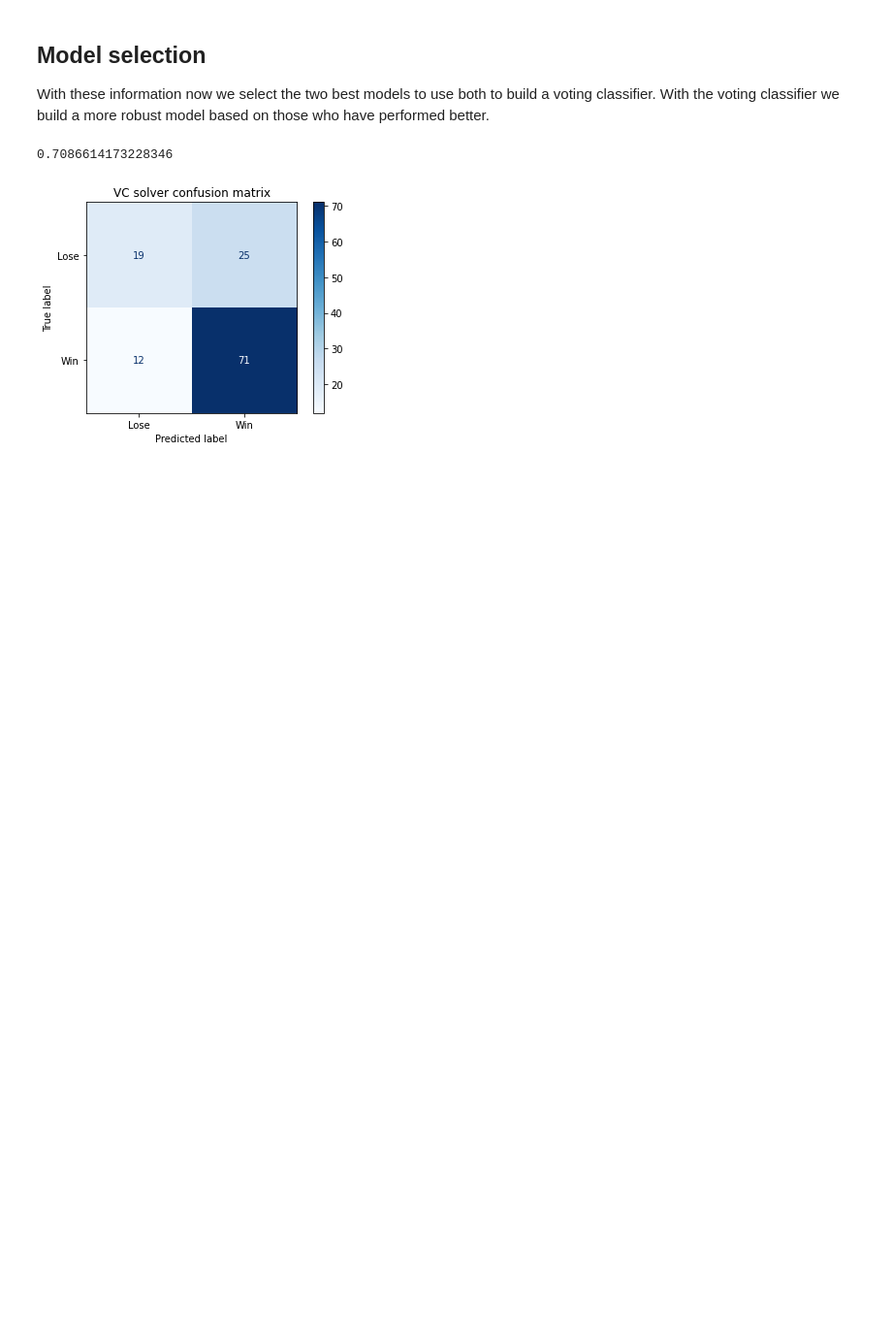
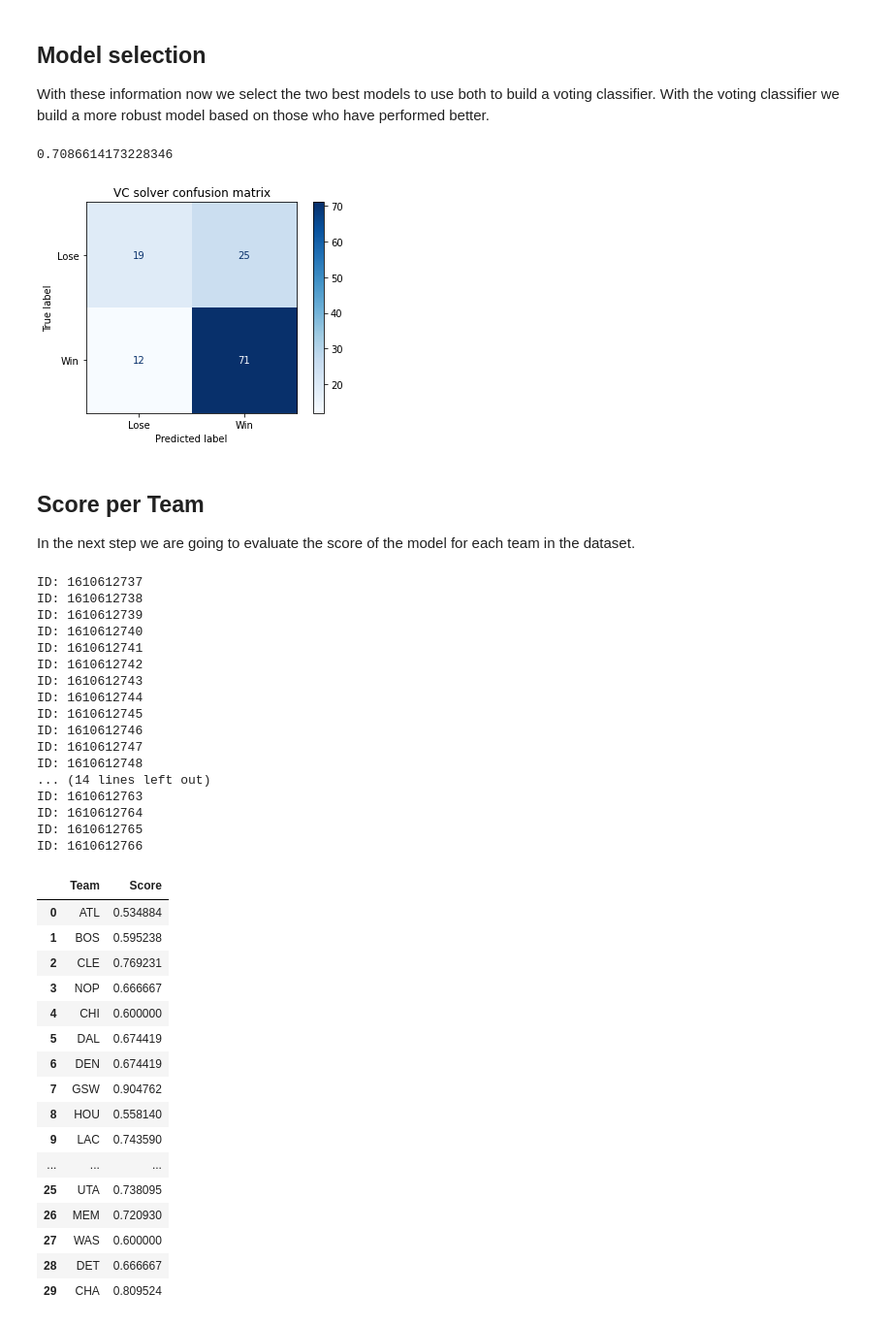
Before and after one commit to JoseRuizCasado/GamePredictionModelEvaluation, a Jupyter notebook: GamePrediction.ipynb, the cells around one changed output. Shown at 97% size. Saved outputs shown, nothing was run; the diff lists cells and outputs as text; code cells hidden in the pictures; blank space fills up the shorter version.

```diff
--- a/GamePrediction.ipynb
+++ b/GamePrediction.ipynb
@@ -355,3 +355,68 @@ plt.savefig('models-study-figures/vc.png')
 plt.show()
 # %% [output]
 [figure]
+# %% [markdown]
+## Score per Team
+In the next step we are going to evaluate the score of the model for each team in the dataset.
+# %%
+data_to_predict = pd.read_csv('PredictGamesDataset.csv')
+teams_id = pd.read_csv('Team_id.csv')
+abbreviation = pd.read_csv('Team_id-Abbreviation.csv')
+
+# Dataframe to save team_id and score
+team_score = pd.DataFrame(columns=['Team', 'Score'])
+for team_id in teams_id.iterrows():
+    print(f'ID: {team_id[1].values[0]}')
+    predictable_data = data_to_predict[(data_to_predict['Local_Team_id'] == team_id[1].values[0]) |
+                                       (data_to_predict['Visitor_Team_id'] == team_id[1].values[0])]
+    del predictable_data['Local_Team_id']
+    del predictable_data['Visitor_Team_id']
+
+    x_team_unscaled = predictable_data.iloc[:, :26]
+    data_scaler = StandardScaler()
+    data_scaler.fit(x_team_unscaled)
+    x_team = scaler.transform(x_team_unscaled)
+    y_team = predictable_data.iloc[:, 26]
+    team_dict = {
+        'Team': abbreviation[abbreviation['team_id'] == team_id[1].values[0]].abbreviation.values[0],
+        'Score': VC.score(X=x_team, y=y_team)
+    }
+    team_score = team_score.append(team_dict, ignore_index=True)
+
+team_score.to_csv('Teams_score.csv')
+team_score
+# %% [output]
+ID: 1610612737
+ID: 1610612738
+ID: 1610612739
+ID: 1610612740
+ID: 1610612741
+ID: 1610612742
+ID: 1610612743
+ID: 1610612744
+ID: 1610612745
+ID: 1610612746
+ID: 1610612747
+ID: 1610612748
+... (14 lines left out)
+ID: 1610612763
+ID: 1610612764
+ID: 1610612765
+ID: 1610612766
+|  | Team | Score |
+| 0 | ATL | 0.534884 |
+| 1 | BOS | 0.595238 |
+| 2 | CLE | 0.769231 |
+| 3 | NOP | 0.666667 |
+| 4 | CHI | 0.600000 |
+| 5 | DAL | 0.674419 |
+| 6 | DEN | 0.674419 |
+| 7 | GSW | 0.904762 |
+| 8 | HOU | 0.558140 |
+| 9 | LAC | 0.743590 |
+| ... | ... | ... |
+| 25 | UTA | 0.738095 |
+| 26 | MEM | 0.720930 |
+| 27 | WAS | 0.600000 |
+| 28 | DET | 0.666667 |
+| 29 | CHA | 0.809524 |
```
Also changed, not shown: parts of 4 cells of this notebook, 6 other files.
